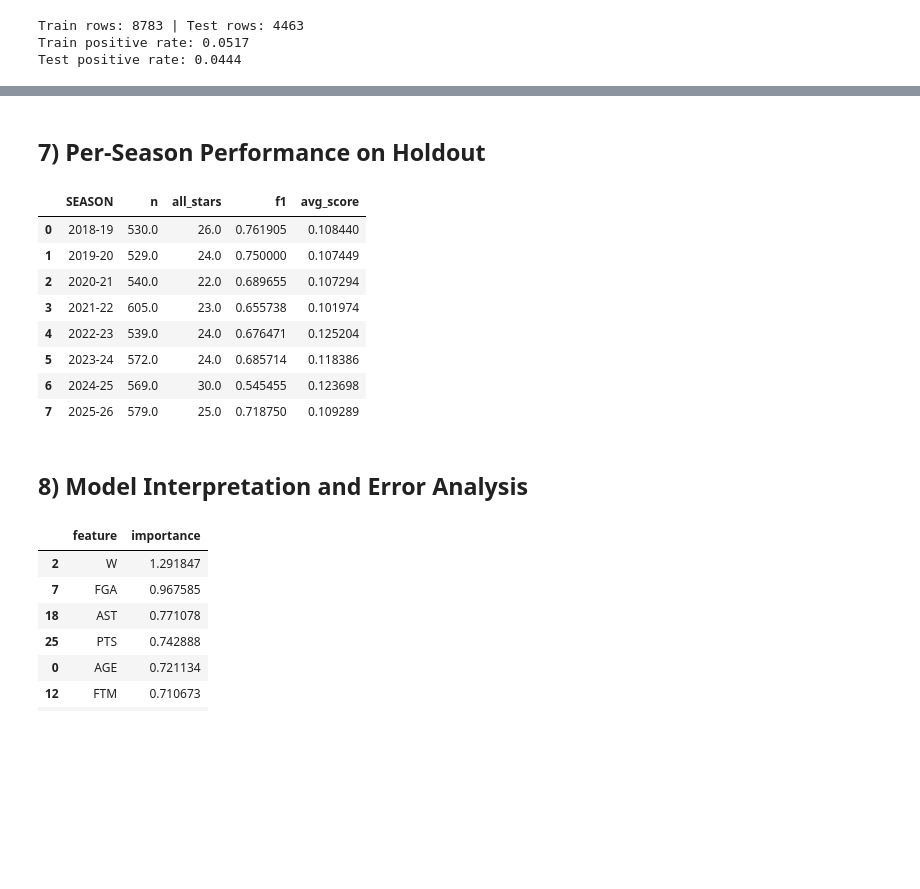
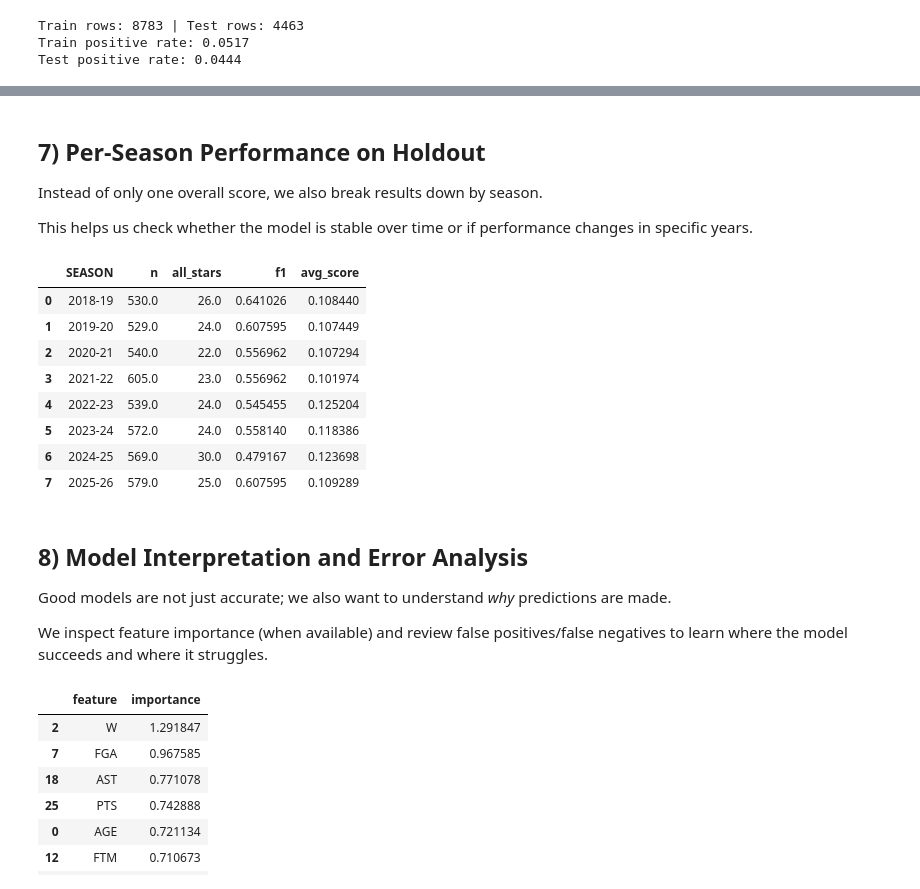
Before and after one commit to bradythibaudeau/NBA-AllStar-Classification, a Jupyter notebook: all_star_classification.ipynb, the cells around one changed output, grey strips where cells are left out. Drawn from its saved outputs; the diff is of its cells as text; code cells hidden in the pictures; blank space fills up the shorter version.

```diff
--- a/all_star_classification.ipynb
+++ b/all_star_classification.ipynb
@@ -231,21 +227,7 @@ cv_summary
 best_model_name = cv_summary.iloc[0]["model"]
 best_model = models[best_model_name]
 
-# Use training-only CV scores to choose threshold without peeking at holdout labels.
-if hasattr(best_model, "predict_proba"):
-    train_cv_scores = cross_val_predict(
-        best_model, X_train, y_train, cv=cv, method="predict_proba", n_jobs=-1
-    )[:, 1]
-else:
-    train_cv_scores = cross_val_predict(
-        best_model, X_train, y_train, cv=cv, method="decision_function", n_jobs=-1
-    )
-
-prec_train, rec_train, thresholds_train = precision_recall_curve(y_train, train_cv_scores)
-f1_train = (2 * prec_train * rec_train) / (prec_train + rec_train + 1e-9)
-best_idx = int(np.nanargmax(f1_train[:-1])) if len(thresholds_train) > 0 else 0
-opt_threshold = thresholds_train[best_idx] if len(thresholds_train) > 0 else 0.5
-
+# Fit the best CV model and evaluate on holdout using a standard 0.50 threshold.
 best_model.fit(X_train, y_train)
 
 if hasattr(best_model, "predict_proba"):
@@ -253,19 +235,13 @@ if hasattr(best_model, "predict_proba"):
 else:
     y_score = best_model.decision_function(X_test)
 
-y_pred_default = (y_score >= 0.5).astype(int)
-y_pred_opt = (y_score >= opt_threshold).astype(int)
+y_pred = (y_score >= 0.5).astype(int)
 
 print(f"Best model from CV: {best_model_name}")
 print(f"Holdout ROC-AUC: {roc_auc_score(y_test, y_score):.4f}")
 print(f"Holdout Avg Precision: {average_precision_score(y_test, y_score):.4f}")
-print(f"Optimal threshold (chosen from training CV): {opt_threshold:.4f}")
-
 print("\nClassification report @ threshold 0.50")
-print(classification_report(y_test, y_pred_default, digits=3))
-
-print("\nClassification report @ optimized threshold")
-print(classification_report(y_test, y_pred_opt, digits=3))
+print(classification_report(y_test, y_pred, digits=3))
 # %% [output]
 Best model from CV: logreg
 Holdout ROC-AUC: 0.9760
@@ -310,37 +278,45 @@ plt.tight_layout()
 # %% [markdown]
 ## 7) Per-Season Performance on Holdout
+
+Instead of only one overall score, we also break results down by season.
+
+This helps us check whether the model is stable over time or if performance changes in specific years.
 # %%
 season_eval = pd.DataFrame({
     "SEASON": df.loc[test_mask, "SEASON"].values,
     "y_true": y_test.values,
     "y_score": y_score,
-    "y_pred": y_pred_opt,
+    "y_pred": y_pred,
 })
 
 season_metrics = (
     season_eval.groupby("SEASON")
     .apply(lambda g: pd.Series({
         "n": len(g),
         "all_stars": int(g["y_true"].sum()),
         "f1": f1_score(g["y_true"], g["y_pred"], zero_division=0),
         "avg_score": g["y_score"].mean(),
     }))
     .reset_index()
 )
 
 season_metrics
 # %% [output]
 |  | SEASON | n | all_stars | f1 | avg_score |
-| 0 | 2018-19 | 530.0 | 26.0 | 0.761905 | 0.108440 |
-| 1 | 2019-20 | 529.0 | 24.0 | 0.750000 | 0.107449 |
-| 2 | 2020-21 | 540.0 | 22.0 | 0.689655 | 0.107294 |
-| 3 | 2021-22 | 605.0 | 23.0 | 0.655738 | 0.101974 |
-| 4 | 2022-23 | 539.0 | 24.0 | 0.676471 | 0.125204 |
-| 5 | 2023-24 | 572.0 | 24.0 | 0.685714 | 0.118386 |
-| 6 | 2024-25 | 569.0 | 30.0 | 0.545455 | 0.123698 |
-| 7 | 2025-26 | 579.0 | 25.0 | 0.718750 | 0.109289 |
+| 0 | 2018-19 | 530.0 | 26.0 | 0.641026 | 0.108440 |
+| 1 | 2019-20 | 529.0 | 24.0 | 0.607595 | 0.107449 |
+| 2 | 2020-21 | 540.0 | 22.0 | 0.556962 | 0.107294 |
+| 3 | 2021-22 | 605.0 | 23.0 | 0.556962 | 0.101974 |
+| 4 | 2022-23 | 539.0 | 24.0 | 0.545455 | 0.125204 |
+| 5 | 2023-24 | 572.0 | 24.0 | 0.558140 | 0.118386 |
+| 6 | 2024-25 | 569.0 | 30.0 | 0.479167 | 0.123698 |
+| 7 | 2025-26 | 579.0 | 25.0 | 0.607595 | 0.109289 |
 # %% [markdown]
 ## 8) Model Interpretation and Error Analysis
+
+Good models are not just accurate; we also want to understand *why* predictions are made.
+
+We inspect feature importance (when available) and review false positives/false negatives to learn where the model succeeds and where it struggles.
 # %%
 # Feature importance for best model if available.
 if best_model_name == "logreg":
```
Also changed, not shown: parts of 14 cells of this notebook.
